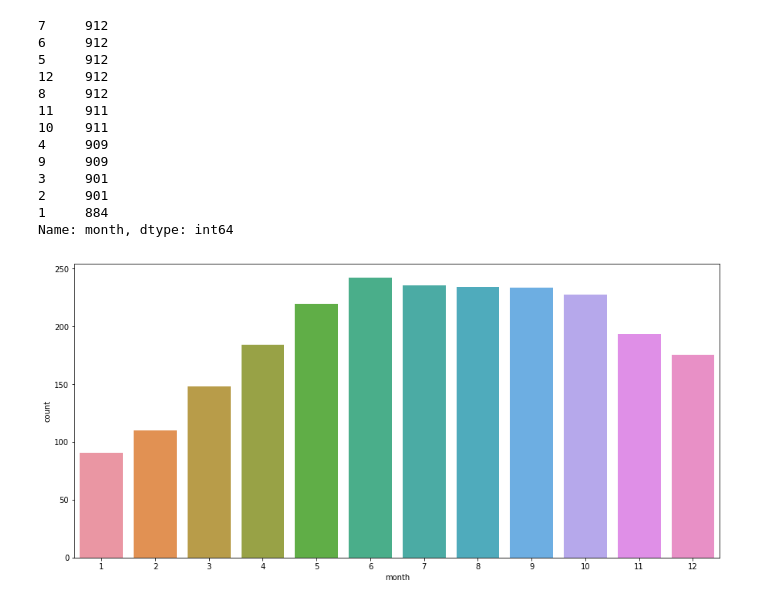
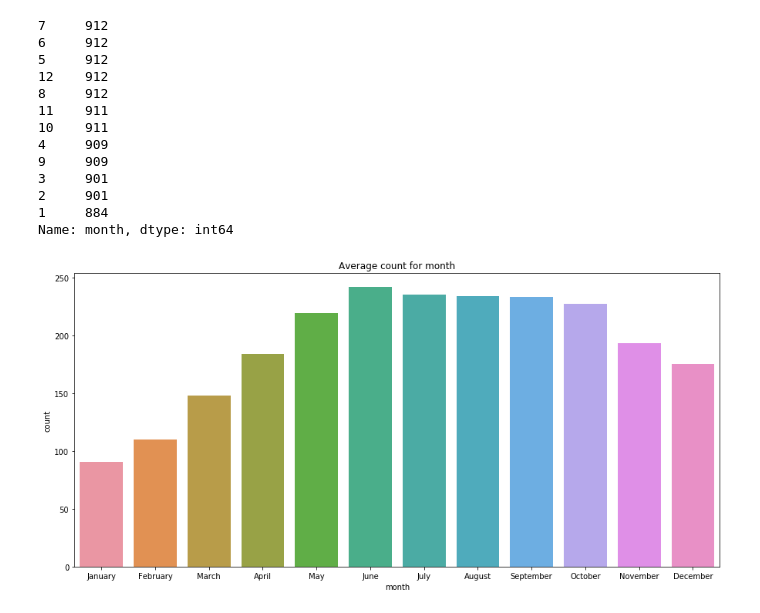
Before and after one commit to akhil111/bootcamp_mini_project, a Jupyter notebook: final_version.ipynb, the cells around one changed output. Saved outputs shown, nothing was run; the diff lists cells and outputs as text; code cells hidden in the pictures.

```diff
--- a/final_version.ipynb
+++ b/final_version.ipynb
@@ -153,8 +157,9 @@ Name: month, dtype: int64
 # %%
 months = ["January","February","March","April","May","June","July","August","September","October","November","December"]
 month_count=pd.DataFrame(df.groupby("month")["count"].mean()).reset_index()
 sns.barplot(data=month_count,x="month",y="count",label=months)
-sns.ticks(np.ara)
+plt.xticks(np.arange(0,12),months)
+plt.title("Average count for month")
 plt.show()
 # %% [output]
-[figure, old version]
+[figure, new version]
```
Also changed, not shown: parts of 26 cells of this notebook.
